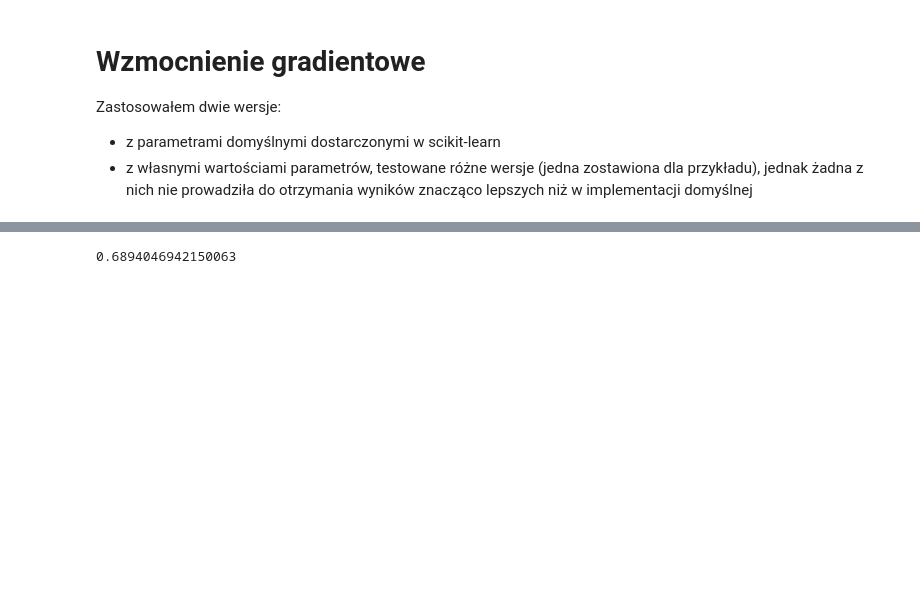
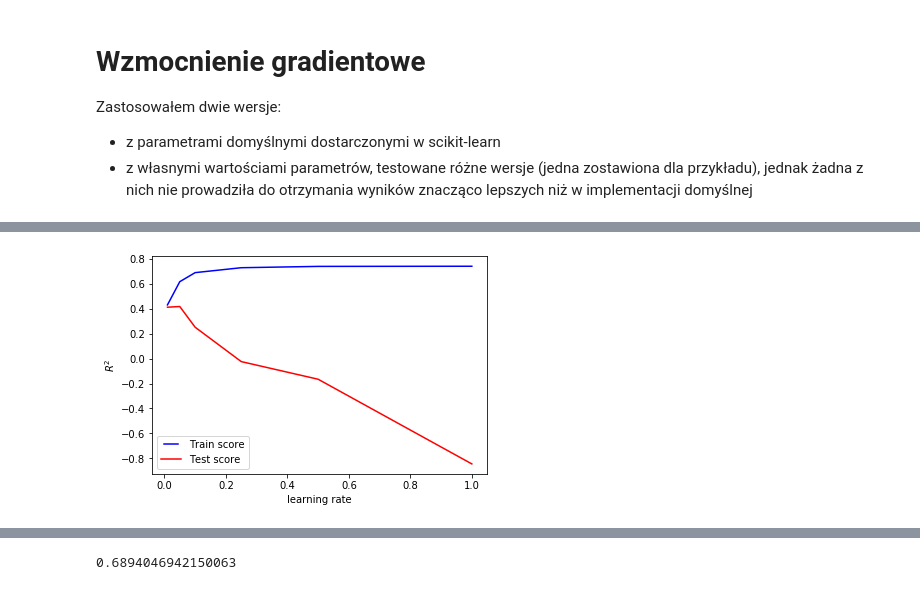
Before and after one commit to DuDiiC/engineering-thesis, a Jupyter notebook: notebooks/03_learning/regression/gradient_boosting.ipynb, the cells around one changed output, grey strips where cells are left out. Cells and saved outputs as stored; diff of their text form; code cells hidden in the pictures; blank space fills up the shorter version.

```diff
--- a/notebooks/03_learning/regression/gradient_boosting.ipynb
+++ b/notebooks/03_learning/regression/gradient_boosting.ipynb
@@ -20,3 +21,17 @@ X_train, X_test, y_train, y_test = \
 Zastosowałem dwie wersje:
 - z parametrami domyślnymi dostarczonymi w scikit-learn
 - z własnymi wartościami parametrów, testowane różne wersje (jedna zostawiona dla przykładu), jednak żadna z nich nie prowadziła do otrzymania wyników znacząco lepszych niż w implementacji domyślnej
+# %%
+learning_rates = [1, 0.5, 0.25, 0.1, 0.05, 0.01]
+n_estimators = [1, 2, 4, 8, 16, 32, 64, 100, 200]
+max_depths = np.linspace(1, 32, 32, endpoint=True)
+min_samples_splits = np.linspace(0.1, 1.0, 10, endpoint=True)
+min_samples_leafs = np.linspace(0.1, 0.5, 5, endpoint=True)
+# %%
+train_results = []
+test_results = []
+for eta in learning_rates:
+    model = GradientBoostingRegressor(verbose=1, learning_rate=eta)
+    model.fit(X_train, y_train)
+    train_results.append(model.score(X_train, y_train))
+    test_results.append(model.score(X_test, y_test))
@@ -22,0 +56,9 @@ Zastosowałem dwie wersje:
+# %%
+line1, = plt.plot(learning_rates, train_results, 'b', label='Train score')
+line2, = plt.plot(learning_rates, test_results, 'r', label='Test score')
+plt.legend(handler_map={line1: HandlerLine2D(numpoints=2)})
+plt.ylabel('$R^2$')
+plt.xlabel('learning rate')
+plt.show()
+# %% [output]
+[figure, added]
```
Also changed, not shown: parts of 12 cells of this notebook, 18 other files.
